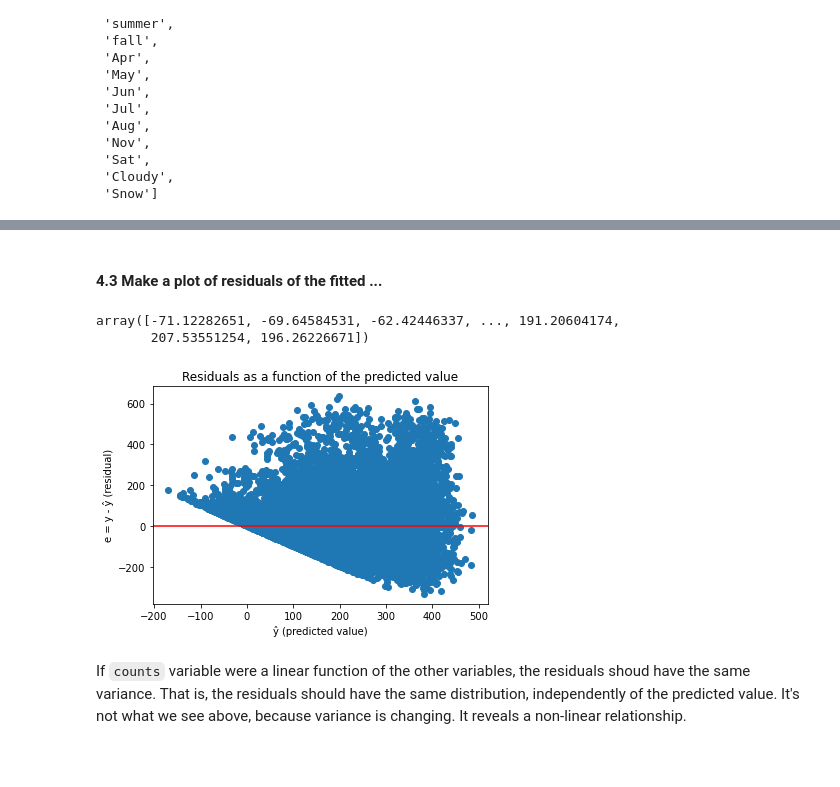
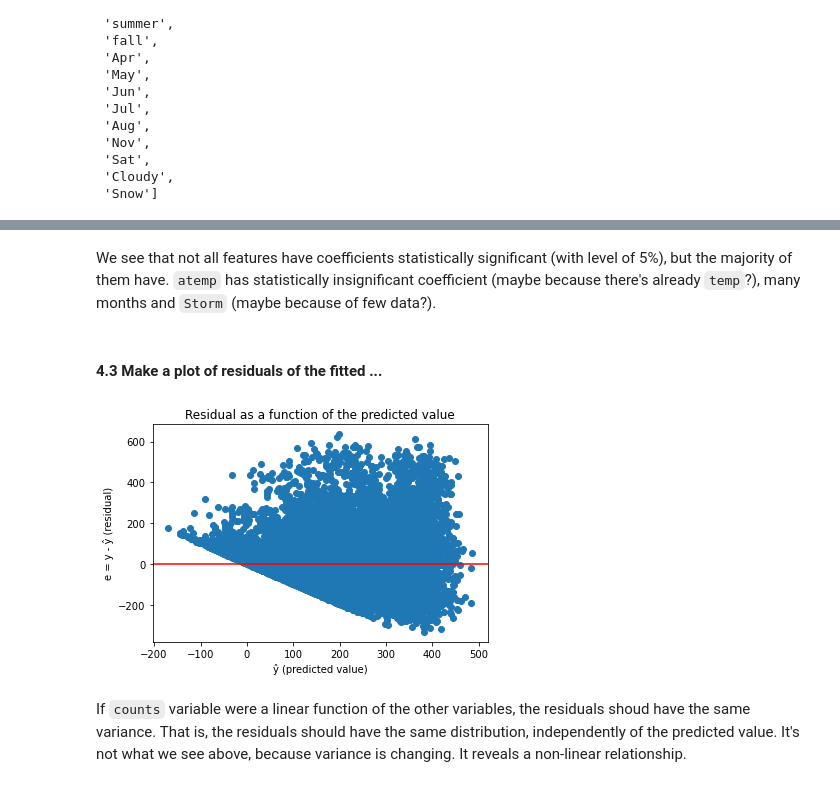
Before and after one commit to lucasresck/foundations-of-data-science, a Jupyter notebook: cs109a_hw3/cs109a_hw3.ipynb, the cells around one changed output, grey strips where cells are left out. Cells and saved outputs as stored; diff of their text form; code cells hidden in the pictures; blank space fills up the shorter version.

```diff
--- a/cs109a_hw3/cs109a_hw3.ipynb
+++ b/cs109a_hw3/cs109a_hw3.ipynb
@@ -906,21 +920,16 @@ list(np.array(['intercept']+list(BSS_train.drop(columns='counts').columns))[mode
+# %% [markdown]
+We see that not all features have coefficients statistically significant (with level of 5%), but the majority of them have. `atemp` has statistically insignificant coefficient (maybe because there's already `temp`?), many months and `Storm` (maybe because of few data?).
 # %% [markdown]
 #### 4.3 Make a plot of residuals of the fitted ...
-# %%
-# your code here
-
-model.predict()
-# %% [output]
-array([-71.12282651, -69.64584531, -62.42446337, ..., 191.20604174,
-       207.53551254, 196.26226671])
 # %%
 plt.scatter(model.predict(), model.resid)
 plt.xlabel('ŷ (predicted value)')
 plt.ylabel('e = y - ŷ (residual)')
-plt.title('Residuals as a function of the predicted value')
+plt.title('Residual as a function of the predicted value')
 plt.axhline(0, color='red')
 plt.show()
 # %% [output]
-[figure, old version]
+[figure, new version]
 # %% [markdown]
 If `counts` variable were a linear function of the other variables, the residuals shoud have the same variance. That is, the residuals should have the same distribution, independently of the predicted value. It's not what we see above, because variance is changing. It reveals a non-linear relationship.
 # %% [markdown]
```
Also changed, not shown: parts of 32 cells of this notebook.
